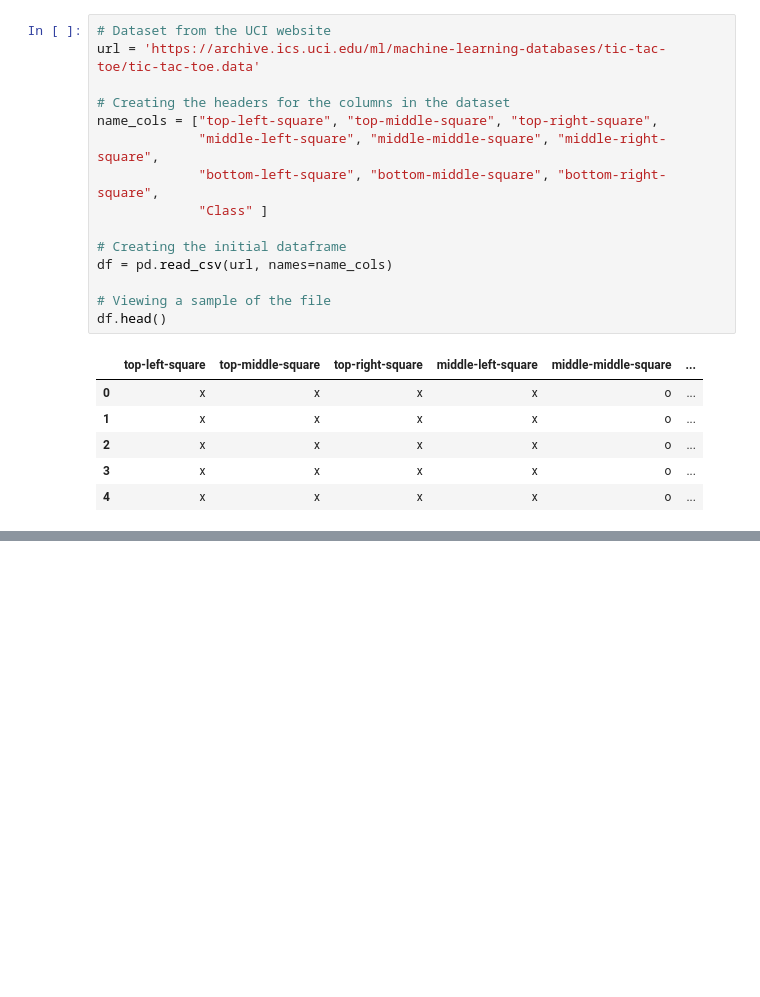
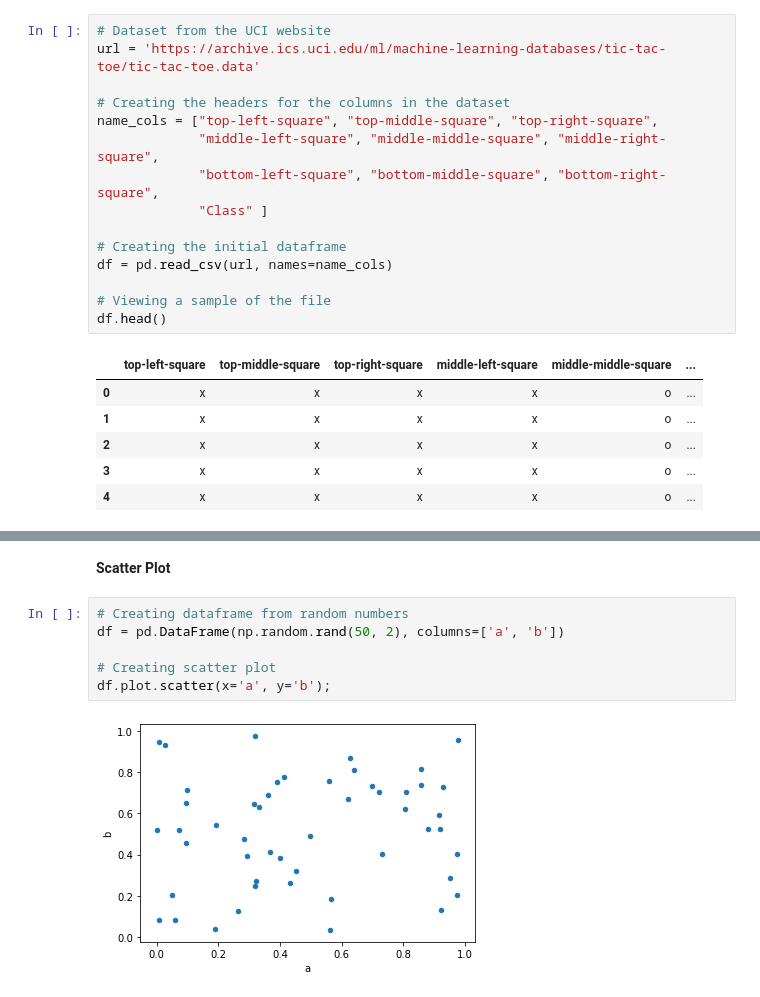
Before and after one commit to Tyler9937/Data-Science-and-Computer-Science-Fundamentals, a Jupyter notebook: Statistics Fundementals/Data Wrangling and Storytelling/Exploratory Data Analysis.ipynb, the cells around one changed output, grey strips where cells are left out. Drawn from its saved outputs; the diff is of its cells as text; blank space fills up the shorter version.

```diff
--- a/Statistics Fundementals/Data Wrangling and Storytelling/Exploratory Data Analysis.ipynb
+++ b/Statistics Fundementals/Data Wrangling and Storytelling/Exploratory Data Analysis.ipynb
@@ -60,0 +298,10 @@ df.head()
+# %% [markdown]
+**Scatter Plot**
+# %%
+# Creating dataframe from random numbers
+df = pd.DataFrame(np.random.rand(50, 2), columns=['a', 'b'])
+
+# Creating scatter plot
+df.plot.scatter(x='a', y='b');
+# %% [output]
+[figure, added]
```
Also changed, not shown: parts of 42 cells of this notebook.
